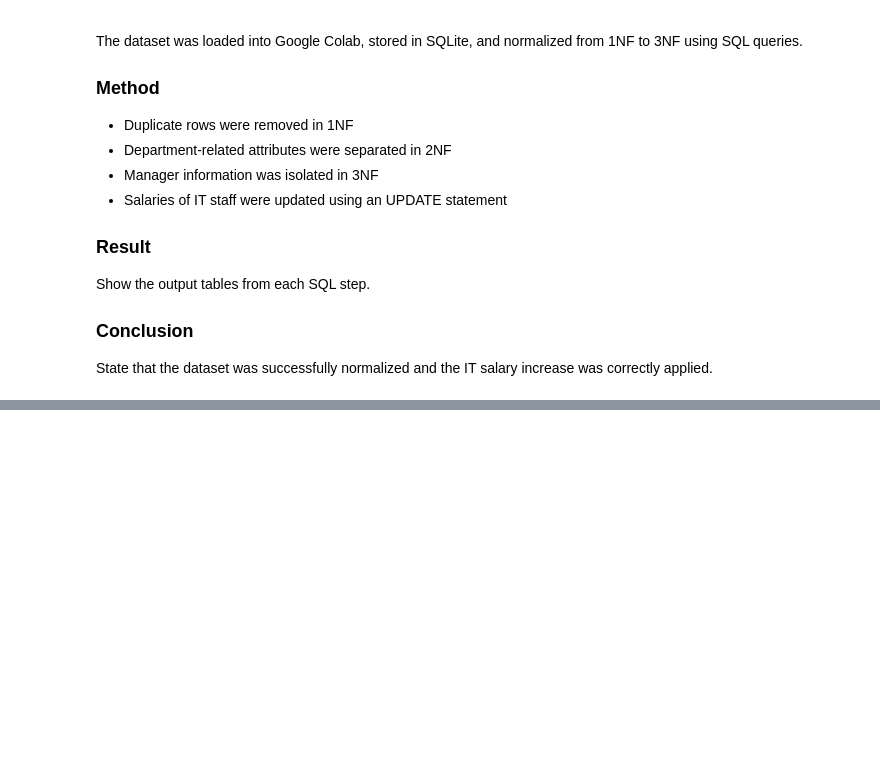
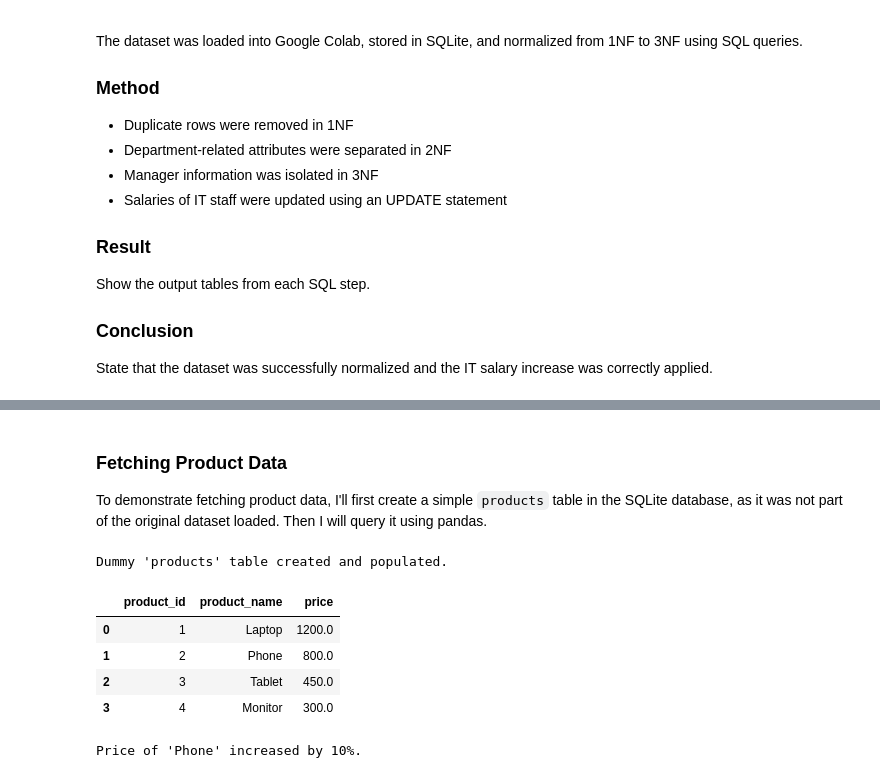
Before and after one commit to Aje-dotcom/DeepTech-, a Jupyter notebook: Ekene_Ajemba_Assignment1_Week4.ipynb, the cells around one changed output, grey strips where cells are left out. Cells and saved outputs as stored; diff of their text form; code cells hidden in the pictures; blank space fills up the shorter version.

```diff
--- a/Ekene_Ajemba_Assignment1_Week4.ipynb
+++ b/Ekene_Ajemba_Assignment1_Week4.ipynb
@@ -306,0 +456,55 @@ State that the dataset was successfully normalized and the IT salary increase wa
+# %% [markdown]
+### Fetching Product Data
+
+To demonstrate fetching product data, I'll first create a simple `products` table in the SQLite database, as it was not part of the original dataset loaded. Then I will query it using pandas.
+# %%
+conn.execute("DROP TABLE IF EXISTS products;")
+conn.execute("""
+CREATE TABLE products (
+    product_id INTEGER PRIMARY KEY,
+    product_name TEXT NOT NULL,
+    price REAL NOT NULL
+);
+""")
+
+conn.execute("""
+INSERT INTO products (product_id, product_name, price) VALUES
+    (1, 'Laptop', 1200.00),
+    (2, 'Phone', 800.00),
+    (3, 'Tablet', 450.00),
+    (4, 'Monitor', 300.00);
+""")
+conn.commit()
+
+print("Dummy 'products' table created and populated.")
+# %% [output]
+Dummy 'products' table created and populated.
+# %%
+products_df = pd.read_sql("SELECT * FROM products", conn)
+display(products_df)
+# %% [output]
+|  | product_id | product_name | price |
+| 0 | 1 | Laptop | 1200.0 |
+| 1 | 2 | Phone | 800.0 |
+| 2 | 3 | Tablet | 450.0 |
+| 3 | 4 | Monitor | 300.0 |
+# %%
+# SQLite does not support stored procedures or DELIMITER syntax.
+# To achieve the desired update, we can directly execute the UPDATE statement.
+
+sql_update_price = """
+UPDATE products
+SET price = price * 1.10
+WHERE product_name = 'Phone';
+"""
+
+conn.execute(sql_update_price)
+conn.commit()
+
+print("Price of 'Phone' increased by 10%.")
+
+# Optional: Verify the update
+# products_df_updated = pd.read_sql("SELECT * FROM products WHERE product_name = 'Phone'", conn)
+# display(products_df_updated)
+# %% [output]
+Price of 'Phone' increased by 10%.
```
Also changed, not shown: parts of 34 cells of this notebook.
